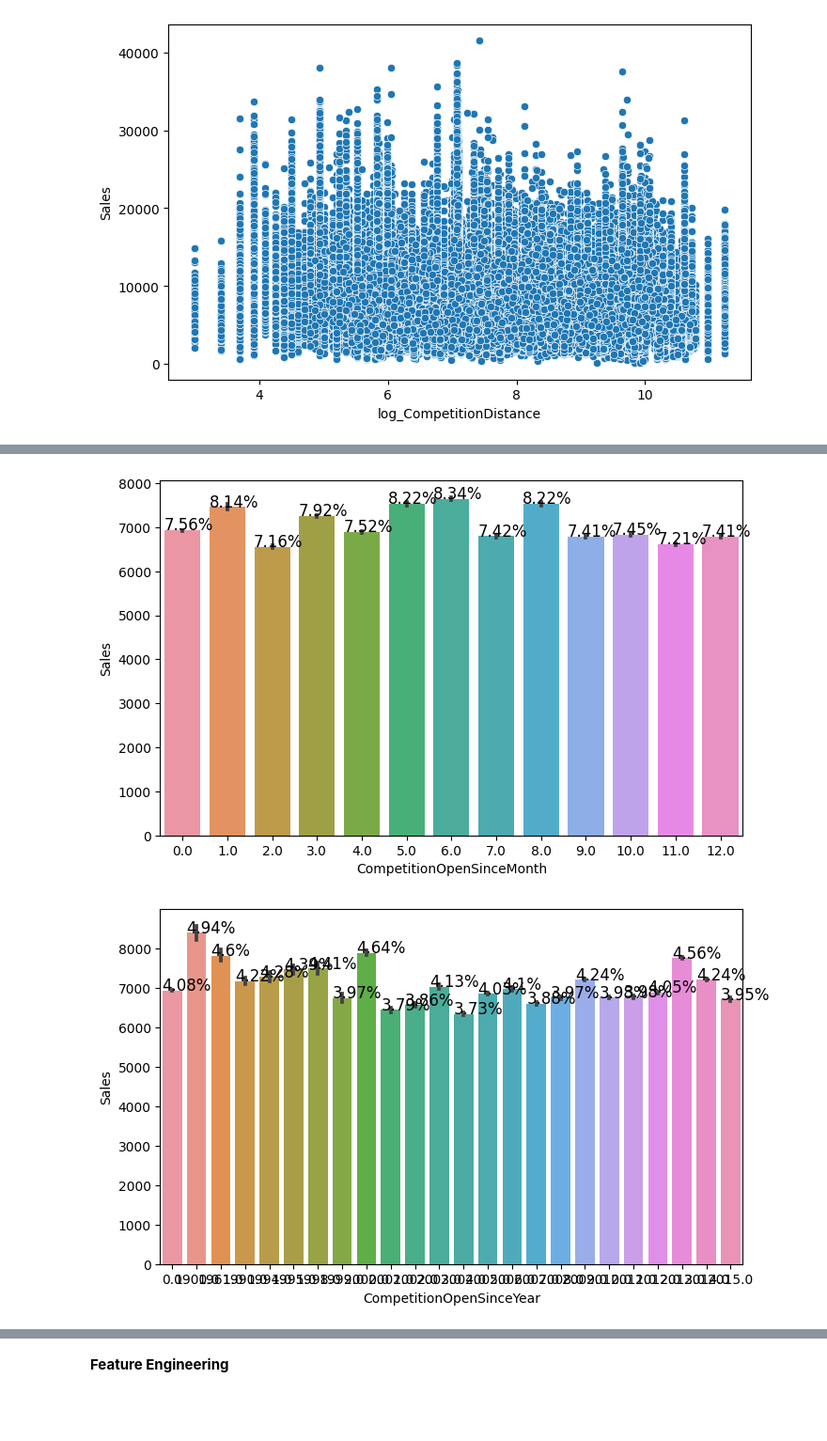
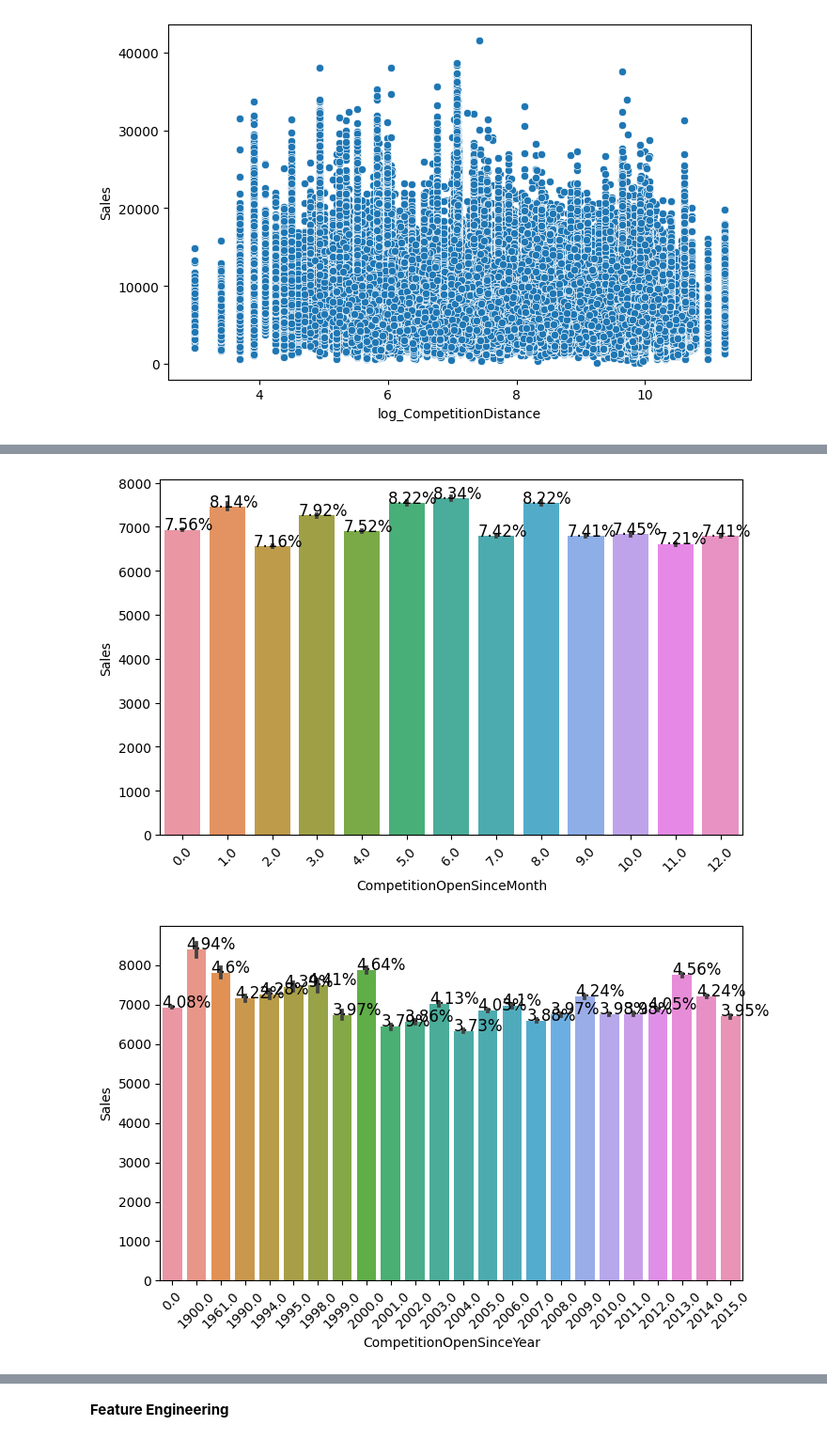
Before and after one commit to kumarabhinavthakur274/Kumar_Abhinav_Rossmann_Sales_Prediction_Capstone_Project, a Jupyter notebook: Kumar_Abhinav_Rossmann_Sales_Prediction_Capstone_Project.ipynb, the cells around one changed output, grey strips where cells are left out. Shown at 94% size. Drawn from its saved outputs; the diff is of its cells as text; code cells hidden in the pictures; blank space fills up the shorter version.

```diff
--- a/Kumar_Abhinav_Rossmann_Sales_Prediction_Capstone_Project.ipynb
+++ b/Kumar_Abhinav_Rossmann_Sales_Prediction_Capstone_Project.ipynb
@@ -304,0 +304,5 @@ df_merged["log_CompetitionDistance"] = np.log(df_merged["CompetitionDistance"])
+# %%
+# cat_df = df_merged[categorical_variable_list]
+for i in categorical_variable_list:
+  plt.figure(figsize=(14,4))
+  sns.countplot(x = i, data = df_merged)
@@ -319,14 +332,15 @@ categorical_variable_list = ['DayOfWeek','Promo','StateHoliday','SchoolHoliday',
 # %%
 for value in categorical_variable_list:
   ax = sns.barplot(x=df_merged[value], y=df_merged['Sales'])
+  plt.xticks(rotation=45)
   totals = []
-  for i in ax.patches: #for every patch in the barplot ax
-      totals.append(i.get_height()) #append height for each patch
+  for i in ax.patches:
+      totals.append(i.get_height())
 
-  total = sum(totals) #sum of each patch height for a plot
+  total = sum(totals)
 
   for i in ax.patches:
       ax.text(i.get_x() - .01, i.get_height() + .5, \
-              str(round((i.get_height()/total)*100, 2))+'%', fontsize=12)  #text position and formula for percentage
+              str(round((i.get_height()/total)*100, 2))+'%', fontsize=12)
   plt.show()
 # %% [output]
@@ -339,2 +353,2 @@ for value in categorical_variable_list:
-[figure, old version]
+[figure, new version]
-[figure, old version]
+[figure, new version]
```
Also changed, not shown: parts of 13 cells of this notebook.
